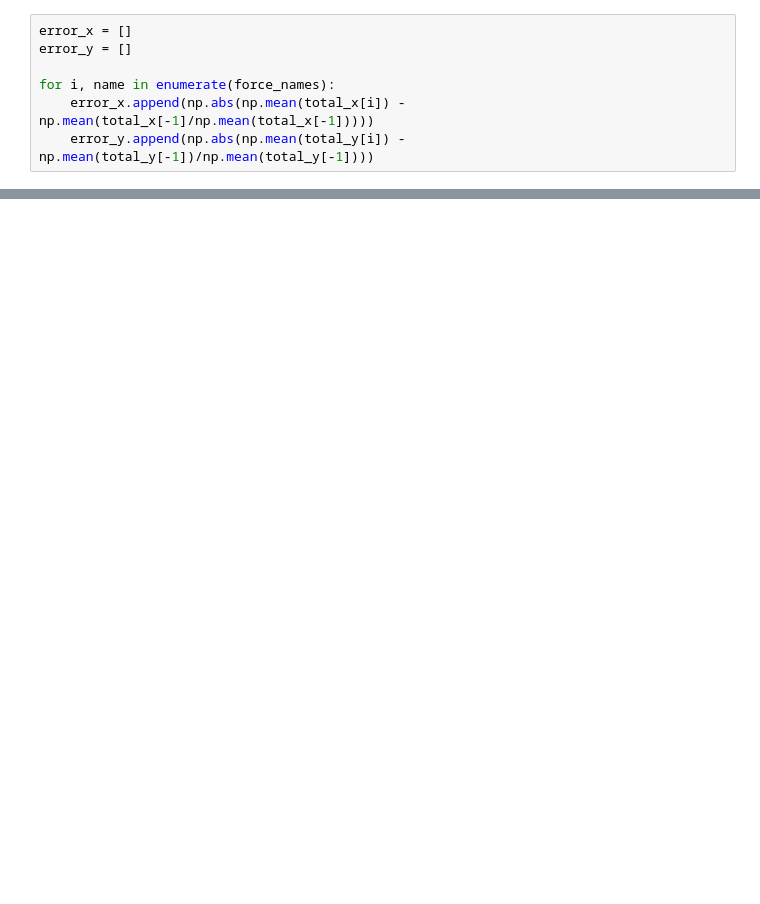
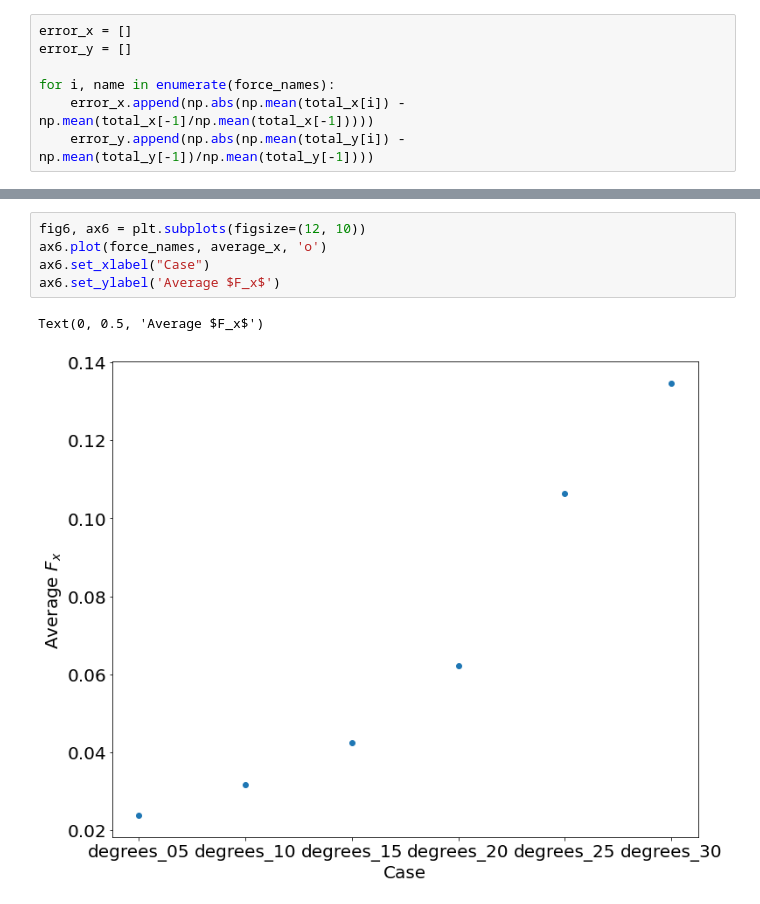
Before and after one commit to michaelcoe/Ika-Flow, a Jupyter notebook: OpenFOAM/postProcessing/forcesProcess.ipynb, the cells around one changed output, grey strips where cells are left out. Cells and saved outputs as stored; diff of their text form; blank space fills up the shorter version.

```diff
--- a/OpenFOAM/postProcessing/forcesProcess.ipynb
+++ b/OpenFOAM/postProcessing/forcesProcess.ipynb
@@ -229,0 +217,8 @@ ax6.legend()
+# %%
+fig6, ax6 = plt.subplots(figsize=(12, 10))
+ax6.plot(force_names, average_x, 'o')
+ax6.set_xlabel("Case")
+ax6.set_ylabel('Average $F_x$')
+# %% [output]
+Text(0, 0.5, 'Average $F_x$')
+[figure, added]
```
Also changed, not shown: parts of 8 cells of this notebook, 5 other files.
